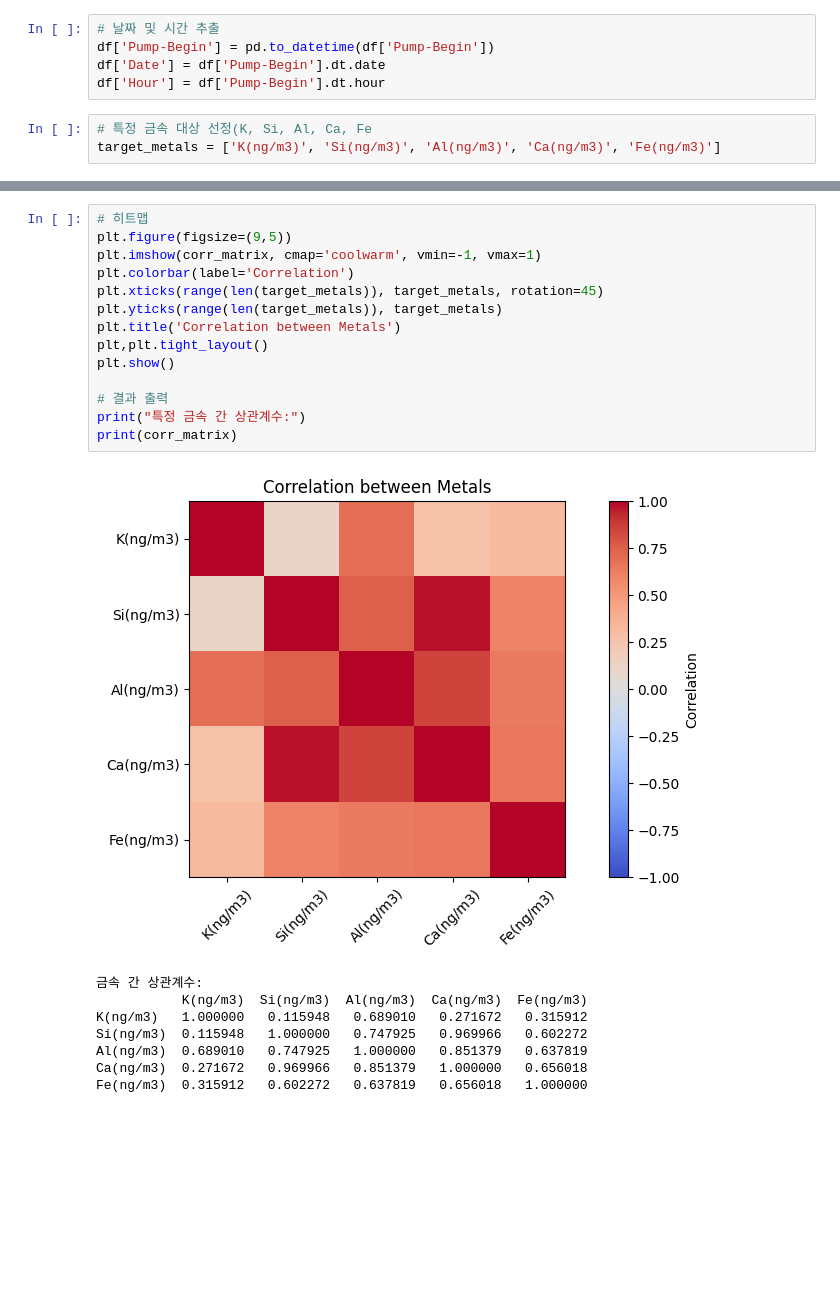
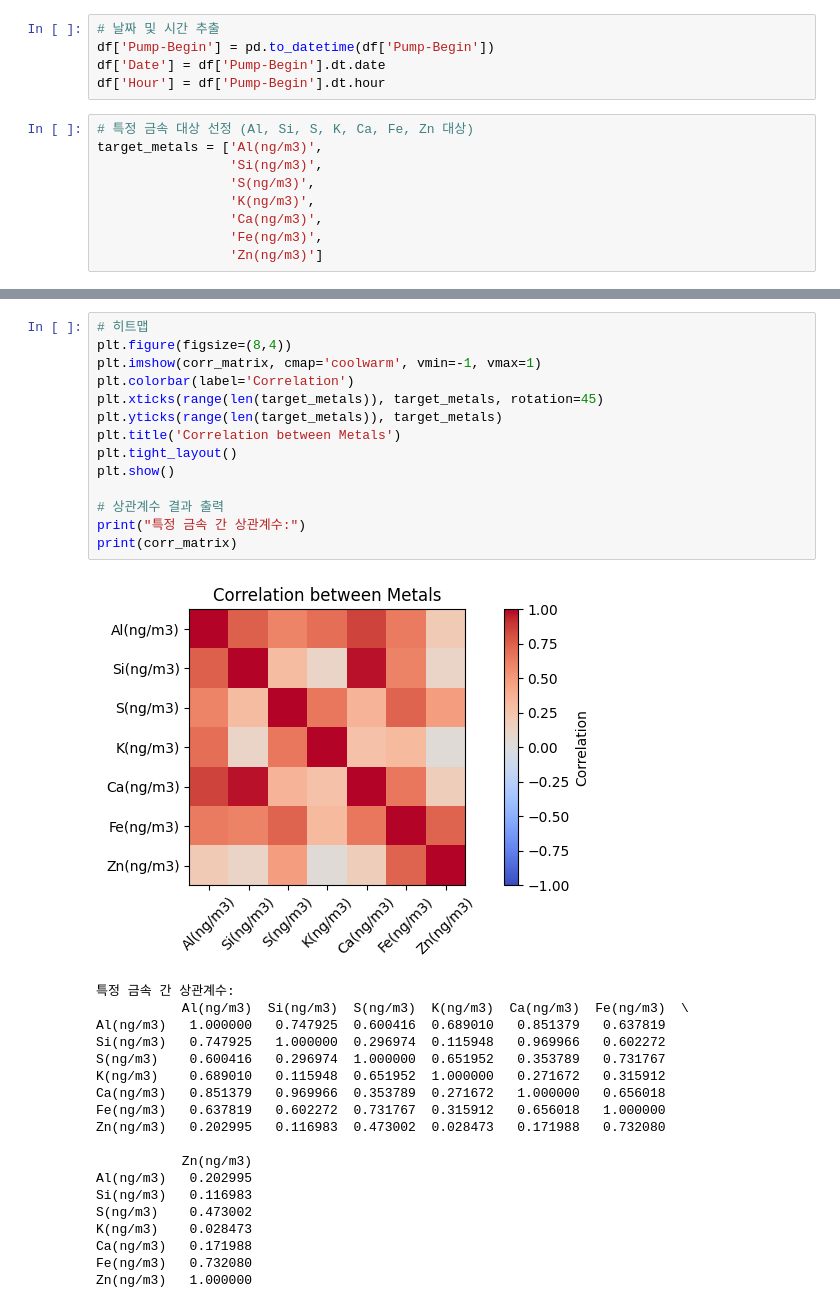
Before and after one commit to hyen0322/Data, a Jupyter notebook: Correlation between Metals.ipynb, the cells around one changed output, grey strips where cells are left out. Cells and saved outputs as stored; diff of their text form; blank space fills up the shorter version.

```diff
--- a/Correlation between Metals.ipynb
+++ b/Correlation between Metals.ipynb
@@ -17,8 +17,14 @@ df['Pump-Begin'] = pd.to_datetime(df['Pump-Begin'])
 df['Date'] = df['Pump-Begin'].dt.date
 df['Hour'] = df['Pump-Begin'].dt.hour
 # %%
-# 특정 금속 대상 선정(K, Si, Al, Ca, Fe
-target_metals = ['K(ng/m3)', 'Si(ng/m3)', 'Al(ng/m3)', 'Ca(ng/m3)', 'Fe(ng/m3)']
+# 특정 금속 대상 선정 (Al, Si, S, K, Ca, Fe, Zn 대상)
+target_metals = ['Al(ng/m3)',
+                 'Si(ng/m3)',
+                 'S(ng/m3)',
+                 'K(ng/m3)',
+                 'Ca(ng/m3)',
+                 'Fe(ng/m3)',
+                 'Zn(ng/m3)']
 # %%
 # 날짜별 평균 농도 계산
 daily_avg = df.groupby('Date')[target_metals].mean()
@@ -28,23 +53,34 @@ corr_matrix = daily_avg.corr()
 # %%
 # 히트맵
-plt.figure(figsize=(9,5))
+plt.figure(figsize=(8,4))
 plt.imshow(corr_matrix, cmap='coolwarm', vmin=-1, vmax=1)
 plt.colorbar(label='Correlation')
 plt.xticks(range(len(target_metals)), target_metals, rotation=45)
 plt.yticks(range(len(target_metals)), target_metals)
 plt.title('Correlation between Metals')
-plt,plt.tight_layout()
+plt.tight_layout()
 plt.show()
 
-# 결과 출력
+# 상관계수 결과 출력
 print("특정 금속 간 상관계수:")
 print(corr_matrix)
 # %% [output]
-[figure, old version]
+[figure, new version]
-금속 간 상관계수:
-           K(ng/m3)  Si(ng/m3)  Al(ng/m3)  Ca(ng/m3)  Fe(ng/m3)
-K(ng/m3)   1.000000   0.115948   0.689010   0.271672   0.315912
-Si(ng/m3)  0.115948   1.000000   0.747925   0.969966   0.602272
-Al(ng/m3)  0.689010   0.747925   1.000000   0.851379   0.637819
-Ca(ng/m3)  0.271672   0.969966   0.851379   1.000000   0.656018
-Fe(ng/m3)  0.315912   0.602272   0.637819   0.656018   1.000000
+특정 금속 간 상관계수:
+           Al(ng/m3)  Si(ng/m3)  S(ng/m3)  K(ng/m3)  Ca(ng/m3)  Fe(ng/m3)  \
+Al(ng/m3)   1.000000   0.747925  0.600416  0.689010   0.851379   0.637819
+Si(ng/m3)   0.747925   1.000000  0.296974  0.115948   0.969966   0.602272
+S(ng/m3)    0.600416   0.296974  1.000000  0.651952   0.353789   0.731767
+K(ng/m3)    0.689010   0.115948  0.651952  1.000000   0.271672   0.315912
+Ca(ng/m3)   0.851379   0.969966  0.353789  0.271672   1.000000   0.656018
+Fe(ng/m3)   0.637819   0.602272  0.731767  0.315912   0.656018   1.000000
+Zn(ng/m3)   0.202995   0.116983  0.473002  0.028473   0.171988   0.732080
+
+           Zn(ng/m3)
+Al(ng/m3)   0.202995
+Si(ng/m3)   0.116983
+S(ng/m3)    0.473002
+K(ng/m3)    0.028473
+Ca(ng/m3)   0.171988
+Fe(ng/m3)   0.732080
+Zn(ng/m3)   1.000000
```
Also changed, not shown: parts of 3 cells of this notebook.
